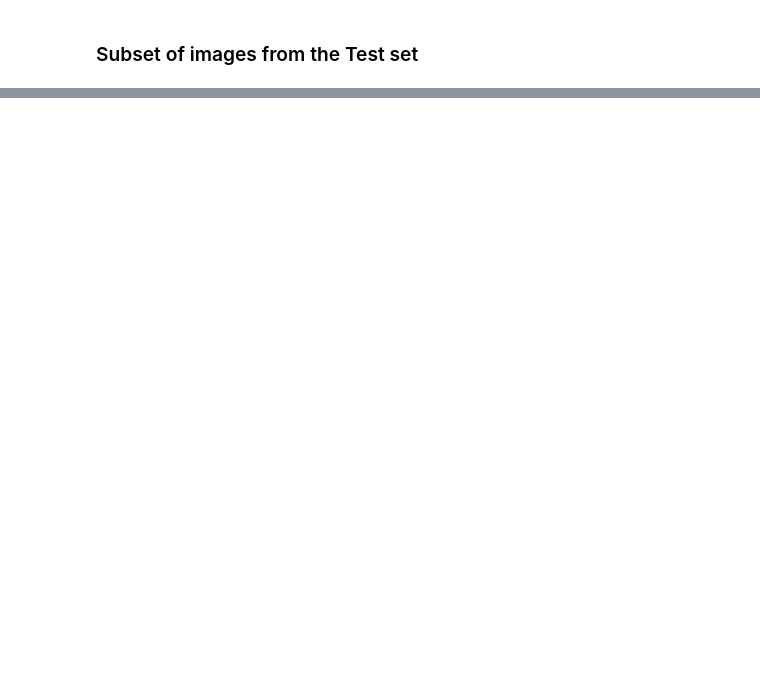
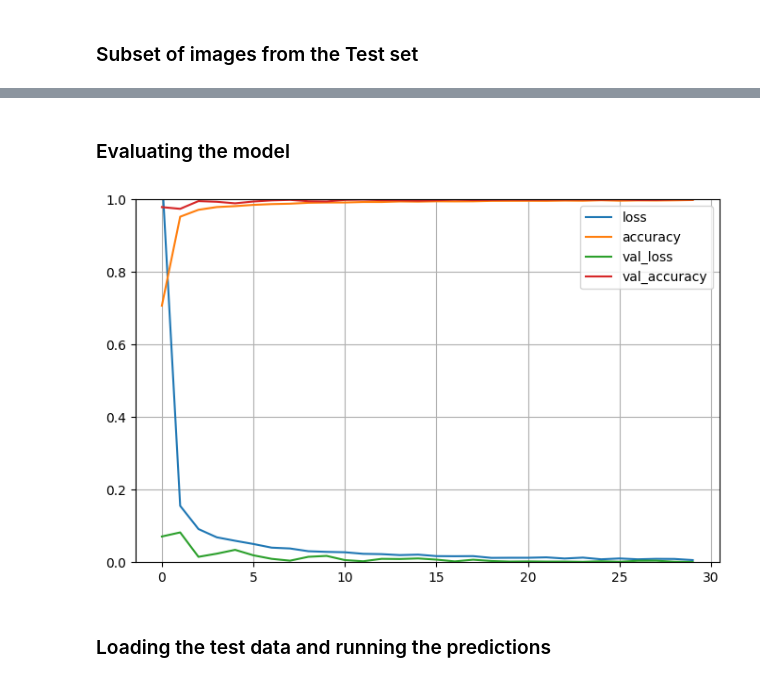
Before and after one commit to SysteM1922/projeto-taa-1, a Jupyter notebook: project.ipynb, the cells around one changed output, grey strips where cells are left out. Cells and saved outputs as stored; diff of their text form; code cells hidden in the pictures; blank space fills up the shorter version.

```diff
--- a/project.ipynb
+++ b/project.ipynb
@@ -78,0 +157,25 @@ plt.show()
+# %%
+model = keras.models.Sequential([
+    keras.layers.Conv2D(filters=16, kernel_size=(3,3), activation='relu', input_shape=(IMG_HEIGHT,IMG_WIDTH,channels), padding='same'),
+    keras.layers.Conv2D(filters=32, kernel_size=(3,3), activation='relu', padding='same'),
+    keras.layers.MaxPool2D(pool_size=(2, 2)),
+    keras.layers.BatchNormalization(axis=-1),
+
+    keras.layers.Conv2D(filters=64, kernel_size=(3,3), activation='relu', padding='same'),
+    keras.layers.Conv2D(filters=128, kernel_size=(3,3), activation='relu', padding='same'),
+    keras.layers.MaxPool2D(pool_size=(2, 2)),
+    keras.layers.BatchNormalization(axis=-1),
+
+    keras.layers.Flatten(),
+    keras.layers.Dense(512, activation='relu'),
+    keras.layers.BatchNormalization(),
+    keras.layers.Dropout(rate=0.5),
+
+    keras.layers.Dense(43, activation='softmax')
+])
+# %%
+lr = 0.001
+epochs = 30
+
+opt = Adam(lr=lr, decay=lr / (epochs * 0.5))
+model.compile(loss='categorical_crossentropy', optimizer=opt, metrics=['accuracy'])
@@ -78,0 +184,12 @@ plt.show()
+# %%
+aug = ImageDataGenerator(
+    rotation_range=10,
+    zoom_range=0.15,
+    width_shift_range=0.1,
+    height_shift_range=0.1,
+    shear_range=0.15,
+    horizontal_flip=False,
+    vertical_flip=False,
+    fill_mode="nearest")
+
+history = model.fit(aug.flow(X_train, y_train, batch_size=32), epochs=epochs, validation_data=(X_val, y_val))
@@ -78,0 +214,12 @@ plt.show()
+# %% [markdown]
+### Evaluating the model
+# %%
+pd.DataFrame(history.history).plot(figsize=(8, 5))
+plt.grid(True)
+plt.gca().set_ylim(0, 1)
+plt.savefig('train_val_loss.png')
+plt.show()
+# %% [output]
+[figure, added]
+# %% [markdown]
+### Loading the test data and running the predictions
```
Also changed, not shown: parts of 24 cells of this notebook, 6 other files.
